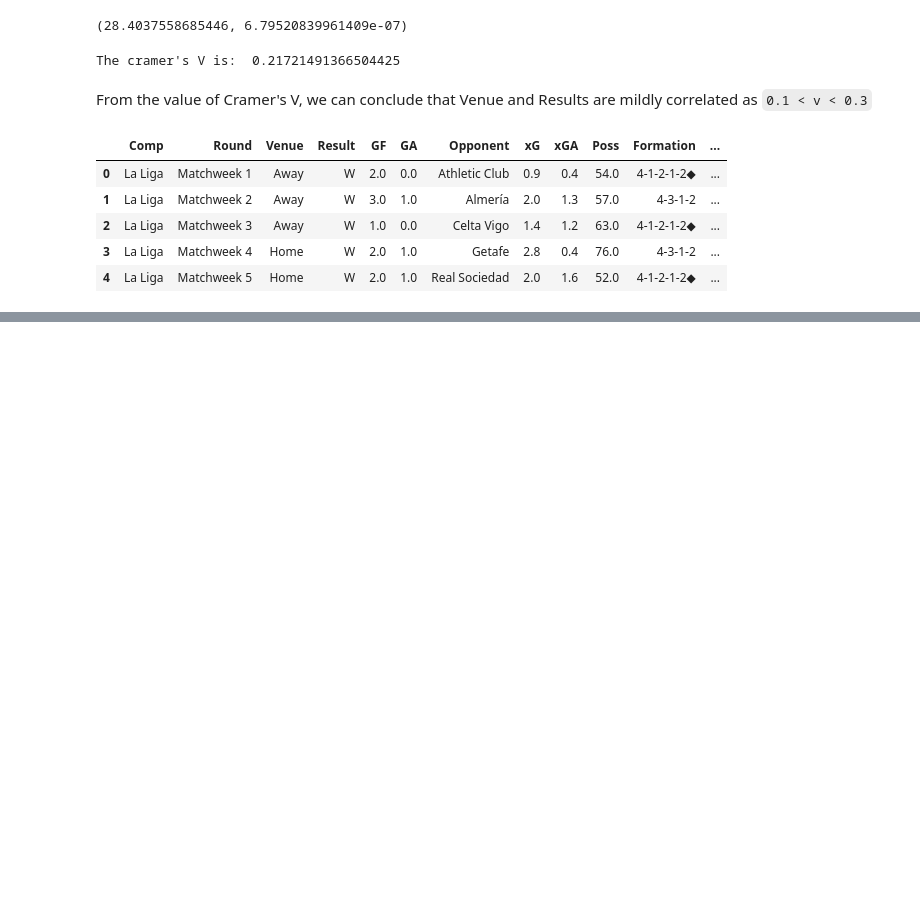
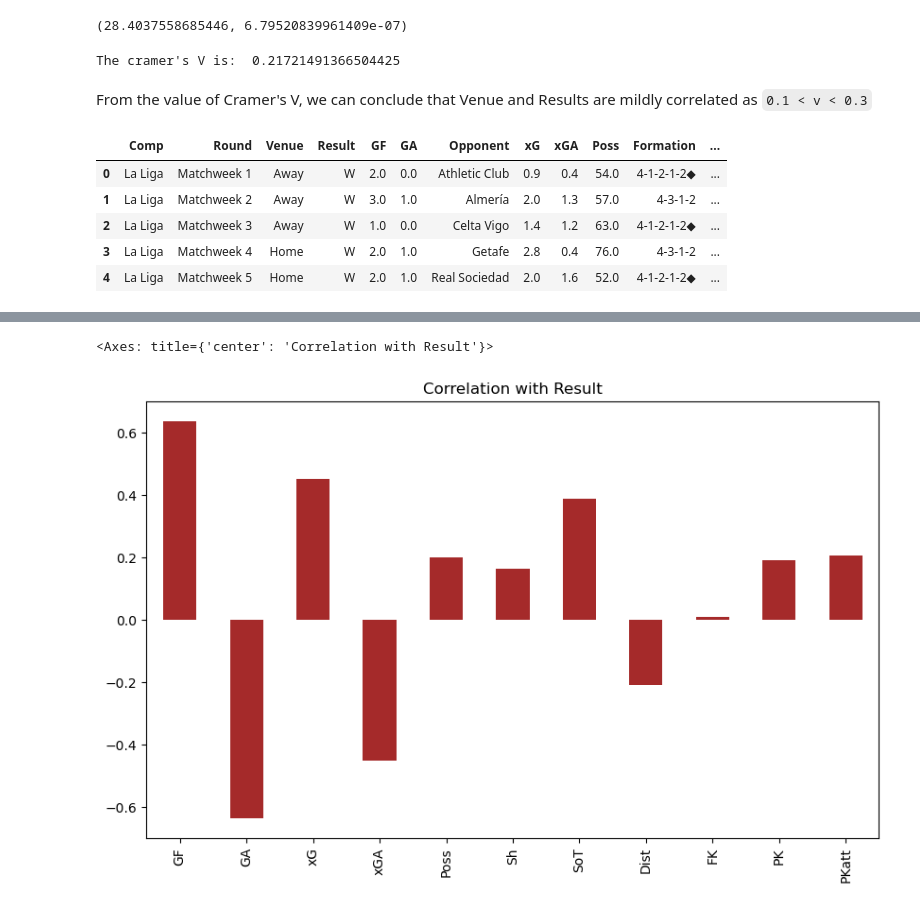
Before and after one commit to manasbagul/Football-La-Liga-2023-24-analysis, a Jupyter notebook: Codes/analysis.ipynb, the cells around one changed output, grey strips where cells are left out. Saved outputs shown, nothing was run; the diff lists cells and outputs as text; code cells hidden in the pictures; blank space fills up the shorter version.

```diff
--- a/Codes/analysis.ipynb
+++ b/Codes/analysis.ipynb
@@ -217,0 +285,5 @@ df_updated.head()
+# %%
+df_numeric.drop(["Result"], axis=1).corrwith(df_numeric["Result"]).plot(kind='bar', figsize=(10,6), title="Correlation with Result", color="brown")
+# %% [output]
+<Axes: title={'center': 'Correlation with Result'}>
+[figure, added]
```
Also changed, not shown: parts of 8 cells of this notebook.
